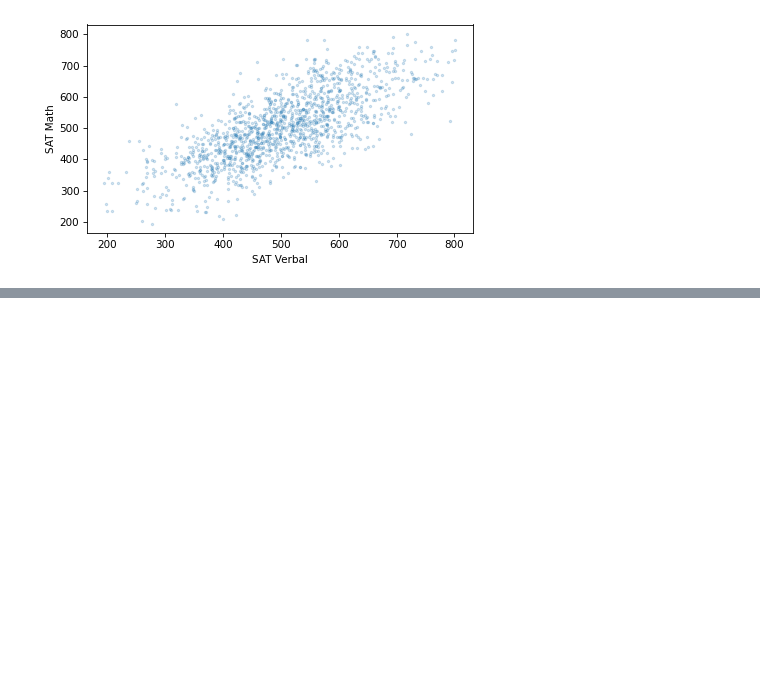
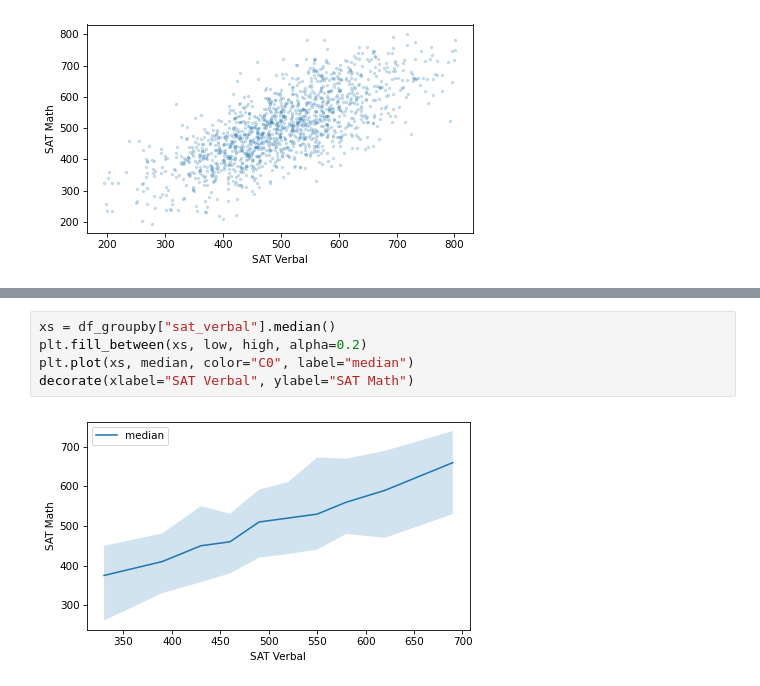
Before and after one commit to lochnes-007/EDA, a Jupyter notebook: relnbwvars.ipynb, the cells around one changed output, grey strips where cells are left out. Cells and saved outputs as stored; diff of their text form; blank space fills up the shorter version.

```diff
--- a/relnbwvars.ipynb
+++ b/relnbwvars.ipynb
@@ -110,0 +220,7 @@ decorate(xlabel="SAT Verbal", ylabel="SAT Math")
+# %%
+xs = df_groupby["sat_verbal"].median()
+plt.fill_between(xs, low, high, alpha=0.2)
+plt.plot(xs, median, color="C0", label="median")
+decorate(xlabel="SAT Verbal", ylabel="SAT Math")
+# %% [output]
+[figure, added]
```
Also changed, not shown: parts of 12 cells of this notebook.
